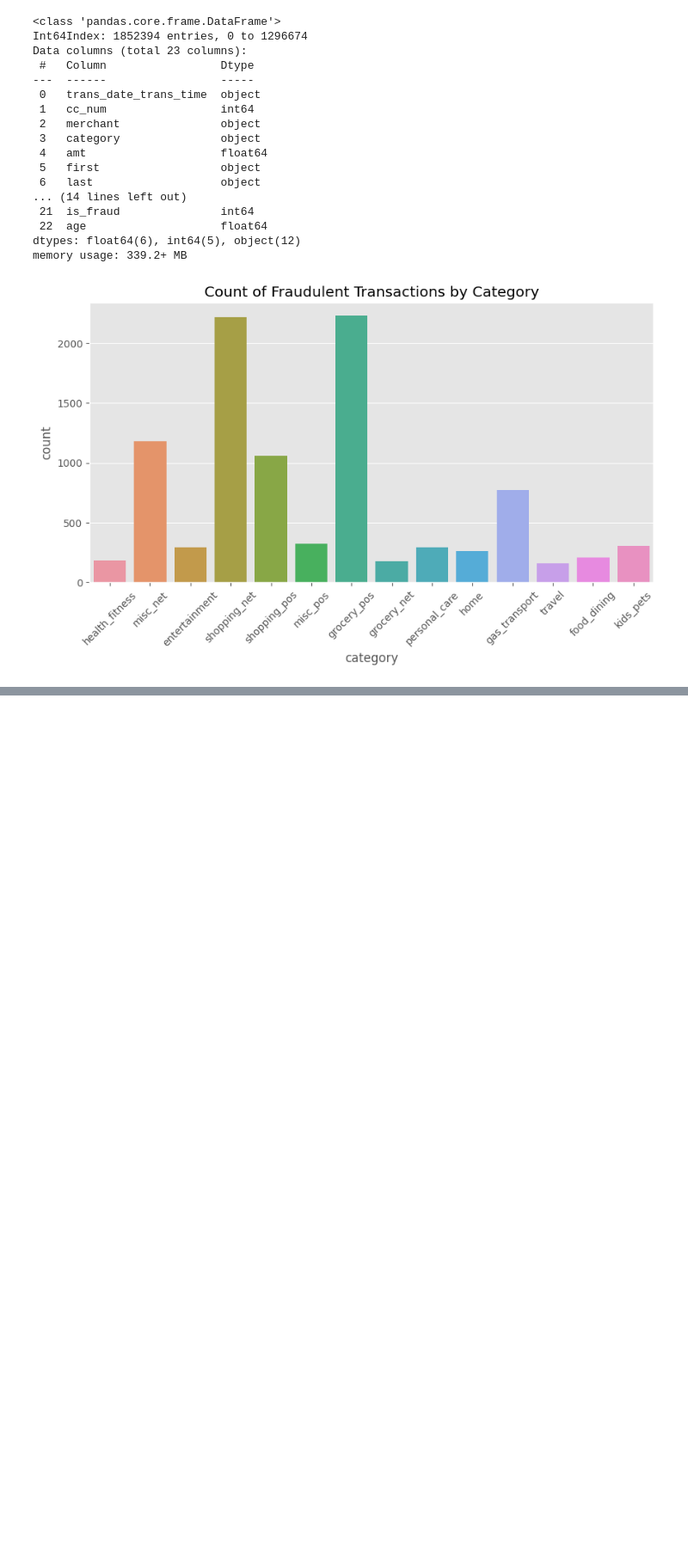
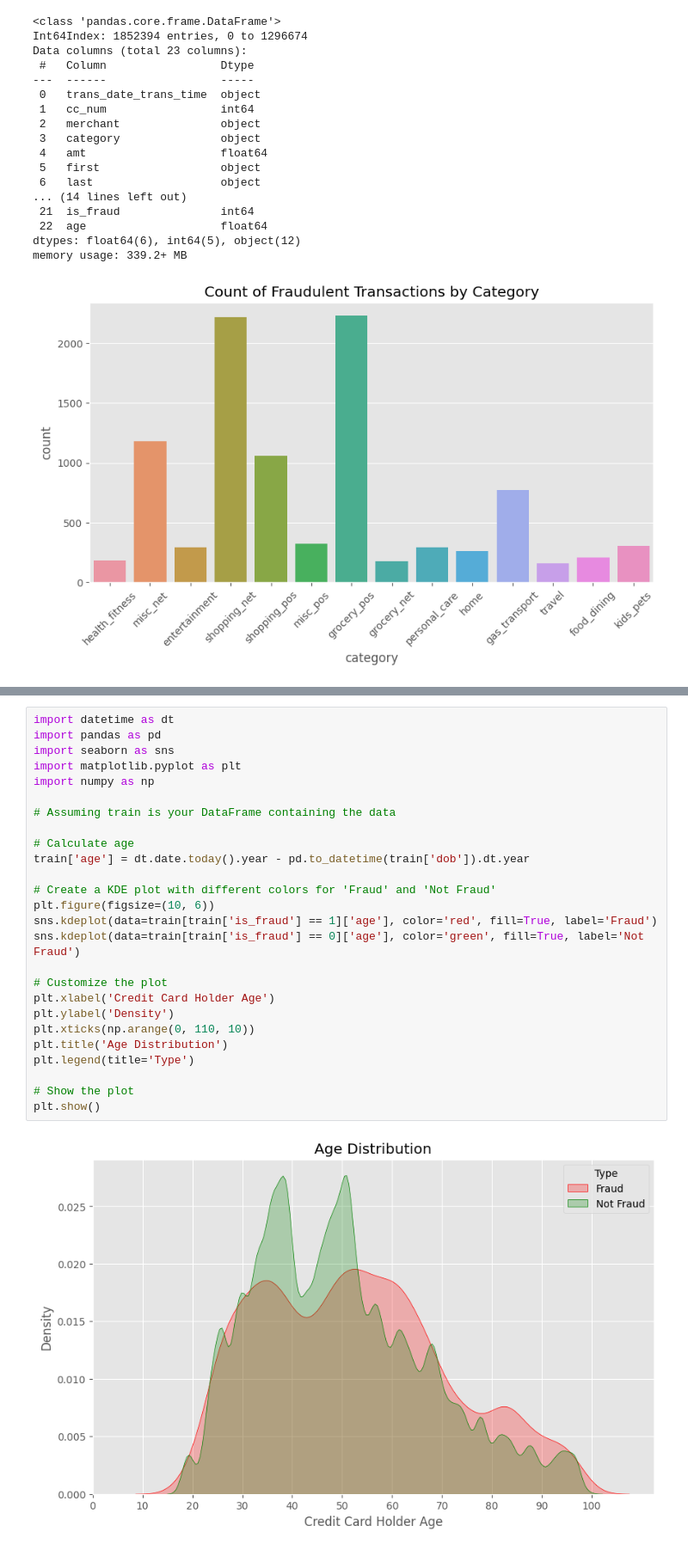
Before and after one commit to BinduParvati7/Capstone5588, a Jupyter notebook: DSCapstone.ipynb, the cells around one changed output, grey strips where cells are left out. Shown at 86% size. Drawn from its saved outputs; the diff is of its cells as text; blank space fills up the shorter version.

```diff
--- a/DSCapstone.ipynb
+++ b/DSCapstone.ipynb
@@ -257,0 +248,28 @@ fig.show()
+# %%
+import datetime as dt
+import pandas as pd
+import seaborn as sns
+import matplotlib.pyplot as plt
+import numpy as np
+
+# Assuming train is your DataFrame containing the data
+
+# Calculate age
+train['age'] = dt.date.today().year - pd.to_datetime(train['dob']).dt.year
+
+# Create a KDE plot with different colors for 'Fraud' and 'Not Fraud'
+plt.figure(figsize=(10, 6))
+sns.kdeplot(data=train[train['is_fraud'] == 1]['age'], color='red', fill=True, label='Fraud')
+sns.kdeplot(data=train[train['is_fraud'] == 0]['age'], color='green', fill=True, label='Not Fraud')
+
+# Customize the plot
+plt.xlabel('Credit Card Holder Age')
+plt.ylabel('Density')
+plt.xticks(np.arange(0, 110, 10))
+plt.title('Age Distribution')
+plt.legend(title='Type')
+
+# Show the plot
+plt.show()
+# %% [output]
+[figure, added]
```
Also changed, not shown: parts of 17 cells of this notebook.
